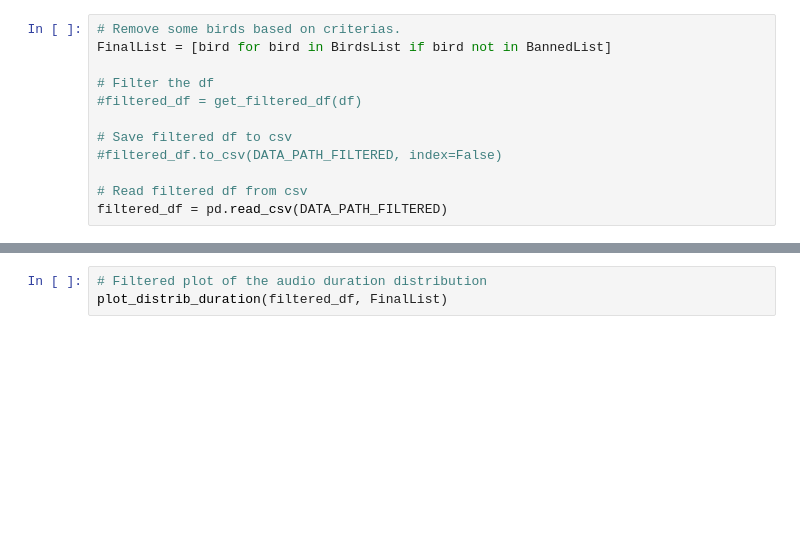
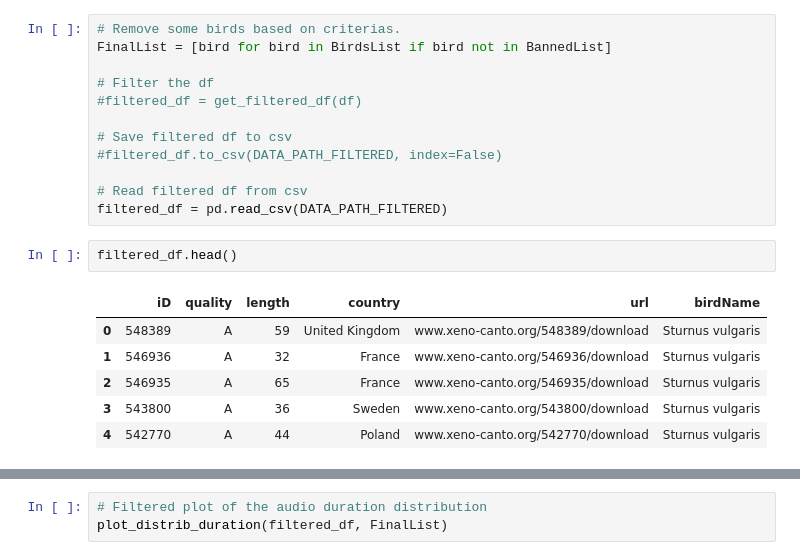
Before and after one commit to Richuo/Audio-Tagging-Silent-Cities, a Jupyter notebook: create_birds_dataset.ipynb, the cells around one changed output, grey strips where cells are left out. Drawn from its saved outputs; the diff is of its cells as text; blank space fills up the shorter version.

```diff
--- a/create_birds_dataset.ipynb
+++ b/create_birds_dataset.ipynb
@@ -232,3 +232,12 @@ FinalList = [bird for bird in BirdsList if bird not in BannedList]
 
 # Read filtered df from csv
 filtered_df = pd.read_csv(DATA_PATH_FILTERED)
+# %%
+filtered_df.head()
+# %% [output]
+|  | iD | quality | length | country | url | birdName |
+| 0 | 548389 | A | 59 | United Kingdom | www.xeno-canto.org/548389/download | Sturnus vulgaris |
+| 1 | 546936 | A | 32 | France | www.xeno-canto.org/546936/download | Sturnus vulgaris |
+| 2 | 546935 | A | 65 | France | www.xeno-canto.org/546935/download | Sturnus vulgaris |
+| 3 | 543800 | A | 36 | Sweden | www.xeno-canto.org/543800/download | Sturnus vulgaris |
+| 4 | 542770 | A | 44 | Poland | www.xeno-canto.org/542770/download | Sturnus vulgaris |
```
Also changed, not shown: parts of 1 cell of this notebook, 1 other file.
